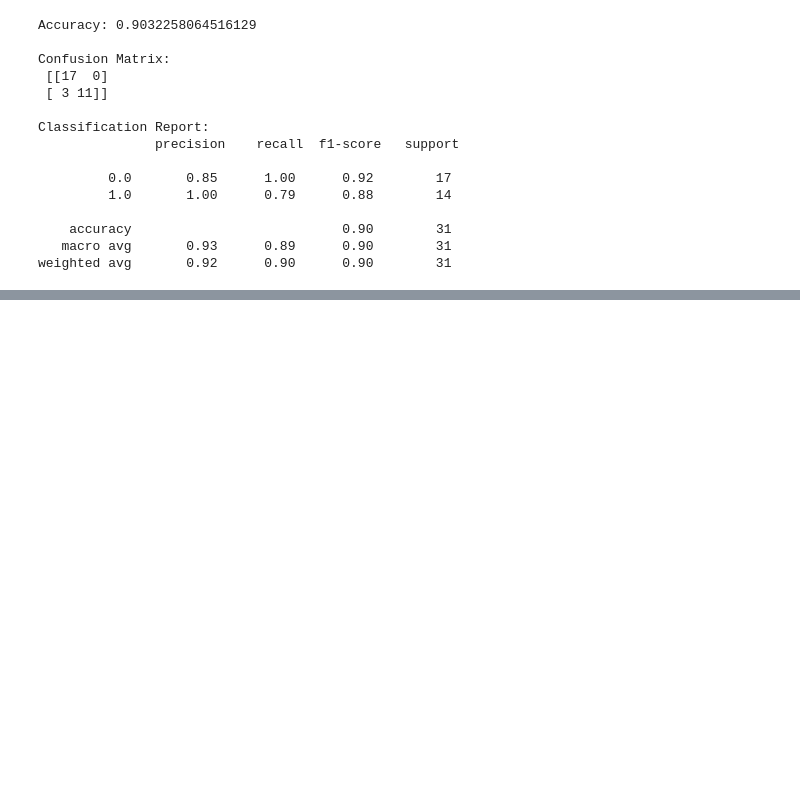
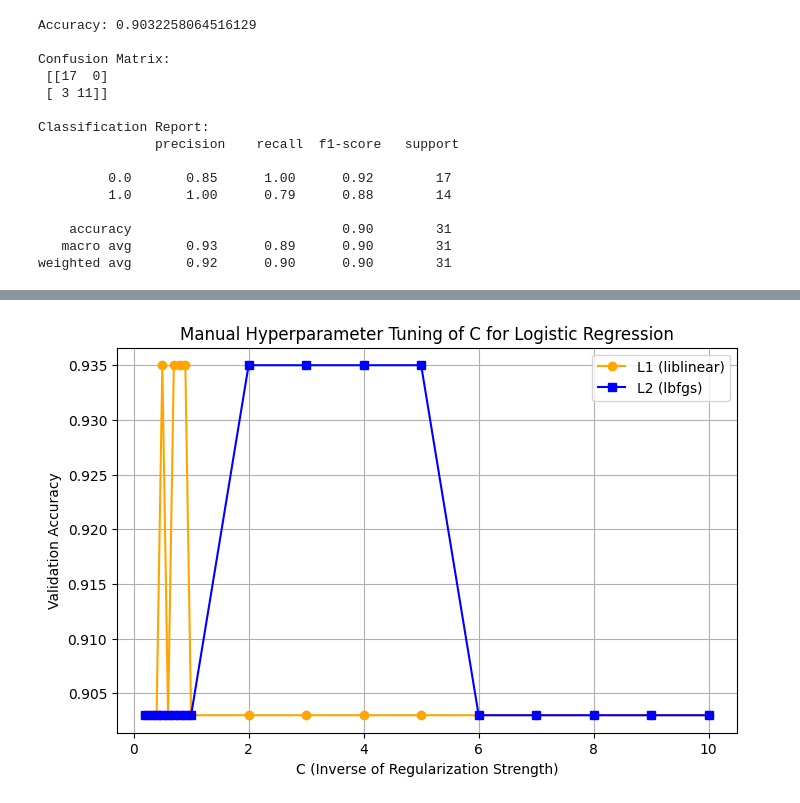
Before and after one commit to StephenMurph/CT401-Assignment-1, a Jupyter notebook: Logistic Regression training.ipynb, the cells around one changed output, grey strips where cells are left out. Saved outputs shown, nothing was run; the diff lists cells and outputs as text; code cells hidden in the pictures; blank space fills up the shorter version.

Commit message:
Tuning hyperparameters for Logistic Regression

```diff
--- a/Logistic Regression training.ipynb
+++ b/Logistic Regression training.ipynb
@@ -117,0 +210,23 @@ weighted avg       0.92      0.90      0.90        31
+# %%
+import matplotlib.pyplot as plt
+import pandas as pd
+
+data = {
+    'C': [0.2, 0.3, 0.4, 0.5, 0.6, 0.7, 0.8, 0.9, 1, 2, 3, 4, 5, 6, 7, 8, 9, 10],
+    'L1_liblinear': [0.903, 0.903, 0.903, 0.935, 0.903, 0.935, 0.935, 0.935, 0.903, 0.903, 0.903, 0.903, 0.903, 0.903, 0.903, 0.903, 0.903, 0.903],
+    'L2_lbfgs':     [0.903, 0.903, 0.903, 0.903, 0.903, 0.903, 0.903, 0.903, 0.903, 0.935, 0.935, 0.935, 0.935, 0.903, 0.903, 0.903, 0.903, 0.903]
+}
+
+df = pd.DataFrame(data)
+
+plt.figure(figsize=(8,5))
+plt.plot(df['C'], df['L1_liblinear'], marker='o', label='L1 (liblinear)', color='orange')
+plt.plot(df['C'], df['L2_lbfgs'], marker='s', label='L2 (lbfgs)', color='blue')
+plt.xlabel('C (Inverse of Regularization Strength)')
+plt.ylabel('Validation Accuracy')
+plt.title('Manual Hyperparameter Tuning of C for Logistic Regression')
+plt.legend()
+plt.grid(True)
+plt.show()
+# %% [output]
+[figure, added]
```
Also changed, not shown: parts of 12 cells of this notebook.
